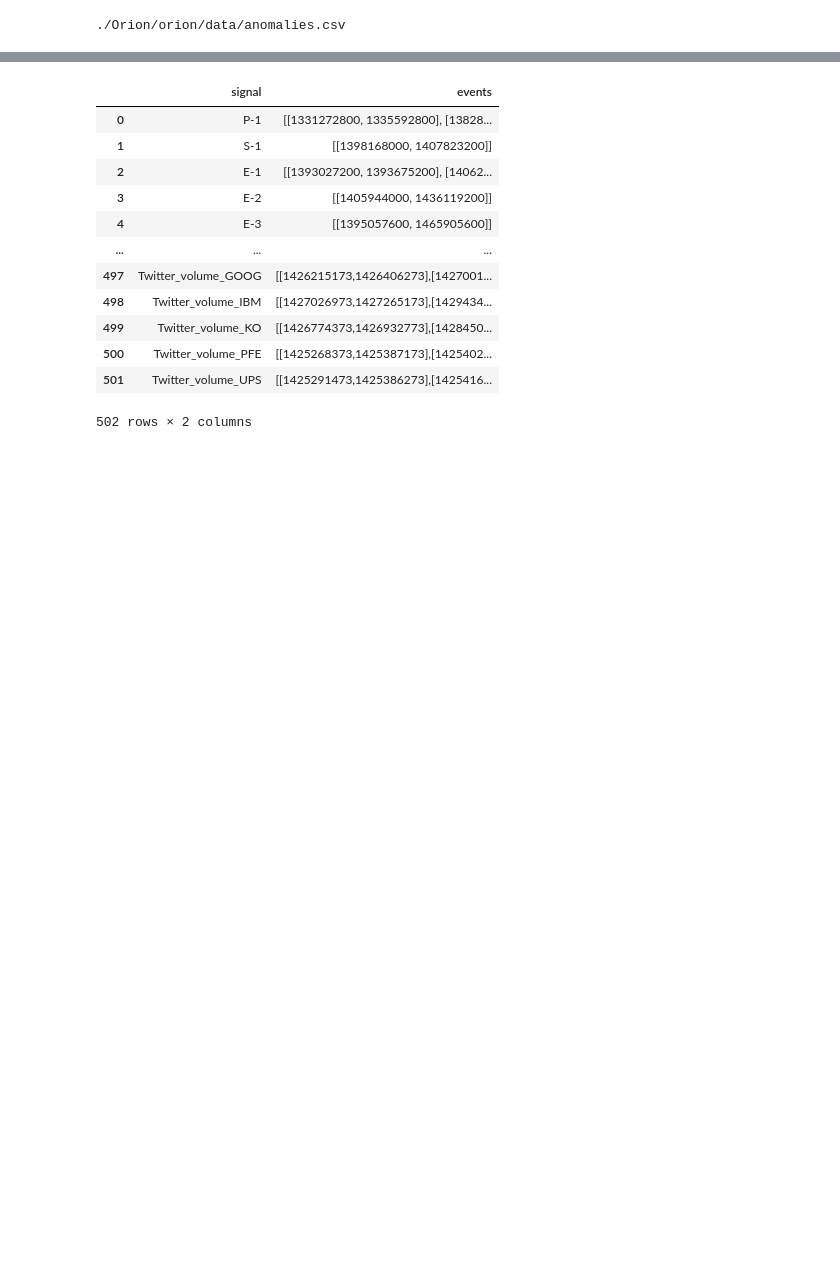
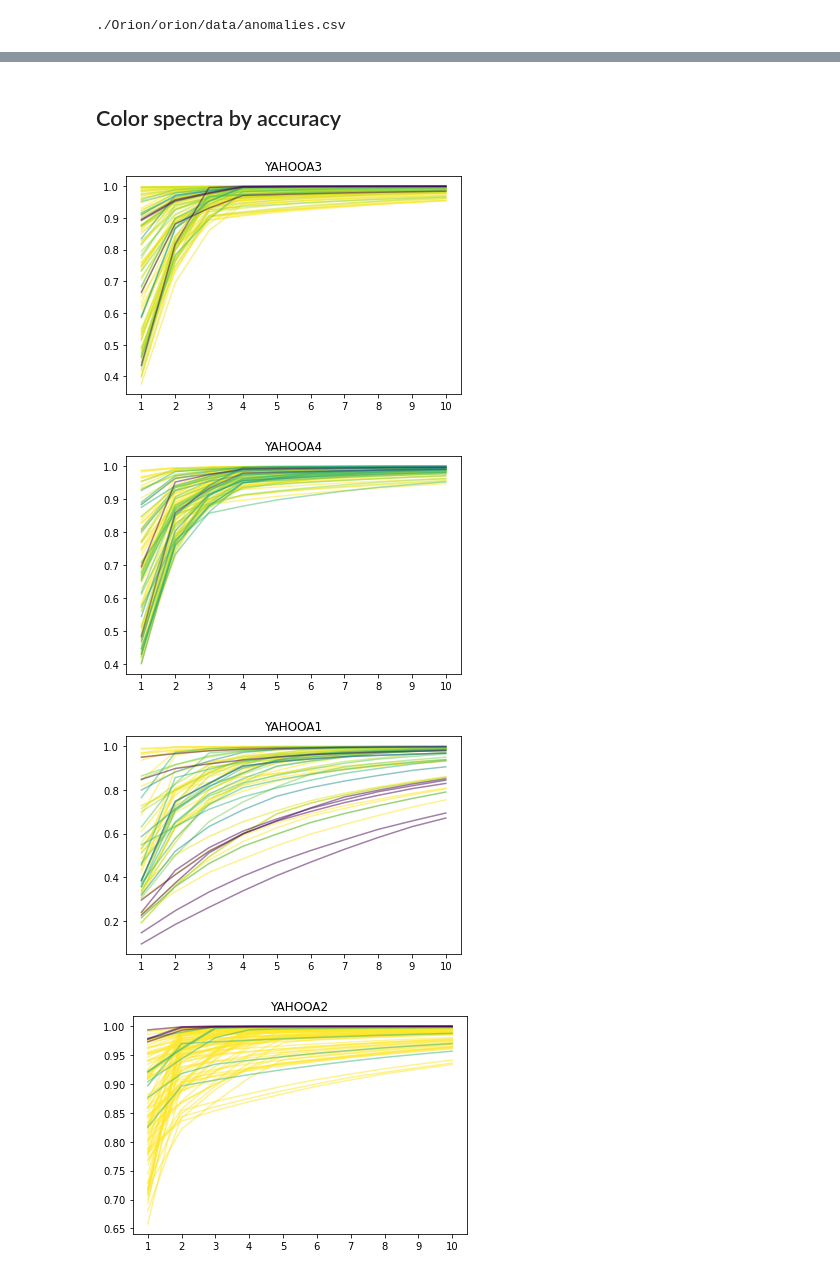
Before and after one commit to amlatyrngom/ml_project_bench, a Jupyter notebook: presentation_figures.ipynb, the cells around one changed output, grey strips where cells are left out. Cells and saved outputs as stored; diff of their text form; code cells hidden in the pictures; blank space fills up the shorter version.

Commit message:
added figures for average spectra by dataset

```diff
--- a/presentation_figures.ipynb
+++ b/presentation_figures.ipynb
@@ -178,8 +161,8 @@ for dataset in BENCHMARK_DATA.keys():
 # %% [markdown]
 ## Dataset spectral analysis
 # %%
-#ignore nasa for now, decide how to deal with test/train split later
-filepaths = [x for x in glob.glob("./Orion/orion/data/**", recursive=True) if x.endswith(".csv") and "_all" not in x and "-test" not in x and "-train" not in x]
+#for nasa, calculating spectra on train data
+filepaths = [x for x in glob.glob("./Orion/orion/data/**", recursive=True) if x.endswith(".csv") and "_all" not in x and "-test" not in x]
 # %%
 df_optmssa_spectra = df_optmssa_scores.copy()
 spectra_dict = {}
@@ -189,6 +172,7 @@ spectra_dict = {}
 for filepath in filepaths:
     try:
         signal_name = filepath.split("/")[-1][:-4]
+        signal_name = re.sub("-train", "", signal_name)
 
         temp_df = pd.read_csv(filepath)
         m_dim = int(np.sqrt(len(temp_df)))
@@ -294,16 +236,2 @@ for dataset in df_optmssa_spectra.dataset.unique():
-# %%
-pd.read_csv("./Orion/orion/data/anomalies.csv")
-# %% [output]
-|  | signal | events |
-| 0 | P-1 | [[1331272800, 1335592800], [13828... |
-| 1 | S-1 | [[1398168000, 1407823200]] |
-| 2 | E-1 | [[1393027200, 1393675200], [14062... |
-| 3 | E-2 | [[1405944000, 1436119200]] |
-| 4 | E-3 | [[1395057600, 1465905600]] |
-| ... | ... | ... |
-| 497 | Twitter_volume_GOOG | [[1426215173,1426406273],[1427001... |
-| 498 | Twitter_volume_IBM | [[1427026973,1427265173],[1429434... |
-| 499 | Twitter_volume_KO | [[1426774373,1426932773],[1428450... |
-| 500 | Twitter_volume_PFE | [[1425268373,1425387173],[1425402... |
-| 501 | Twitter_volume_UPS | [[1425291473,1425386273],[1425416... |
-502 rows × 2 columns
+# %% [markdown]
+## Color spectra by accuracy
@@ -309,0 +241,22 @@ pd.read_csv("./Orion/orion/data/anomalies.csv")
+# %%
+norm = matplotlib.colors.Normalize(vmin=df_optmssa_spectra.f1.min(), vmax=df_optmssa_spectra.f1.max(), clip=True)
+mapper = cm.ScalarMappable(norm=norm, cmap=cm.viridis)
+# %%
+for dataset in df_optmssa_spectra.dataset.unique():
+    plt.figure()
+    norm = matplotlib.colors.Normalize(vmin=df_optmssa_spectra.query("dataset == @dataset").f1.min(), vmax=df_optmssa_spectra.query("dataset == @dataset").f1.max(), clip=True)
+    mapper = cm.ScalarMappable(norm=norm, cmap=cm.viridis)
+
+    for row in df_optmssa_spectra.query("dataset == @dataset").itertuples():
+        plt.plot(range(1,11), row.energy[:10], c=mapper.to_rgba(row.f1), alpha=0.5)
+#     for spectrum in df_optmssa_spectra.query("dataset == @dataset").energy.values:
+#             plt.plot(range(1,11), spectrum[:10], color="blue", alpha=0.2)
+
+
+    plt.xticks(range(1,11))
+    plt.title(dataset)
+# %% [output]
+[figure, added]
+[figure, added]
+[figure, added]
+[figure, added]
```
Also changed, not shown: parts of 21 cells of this notebook.
